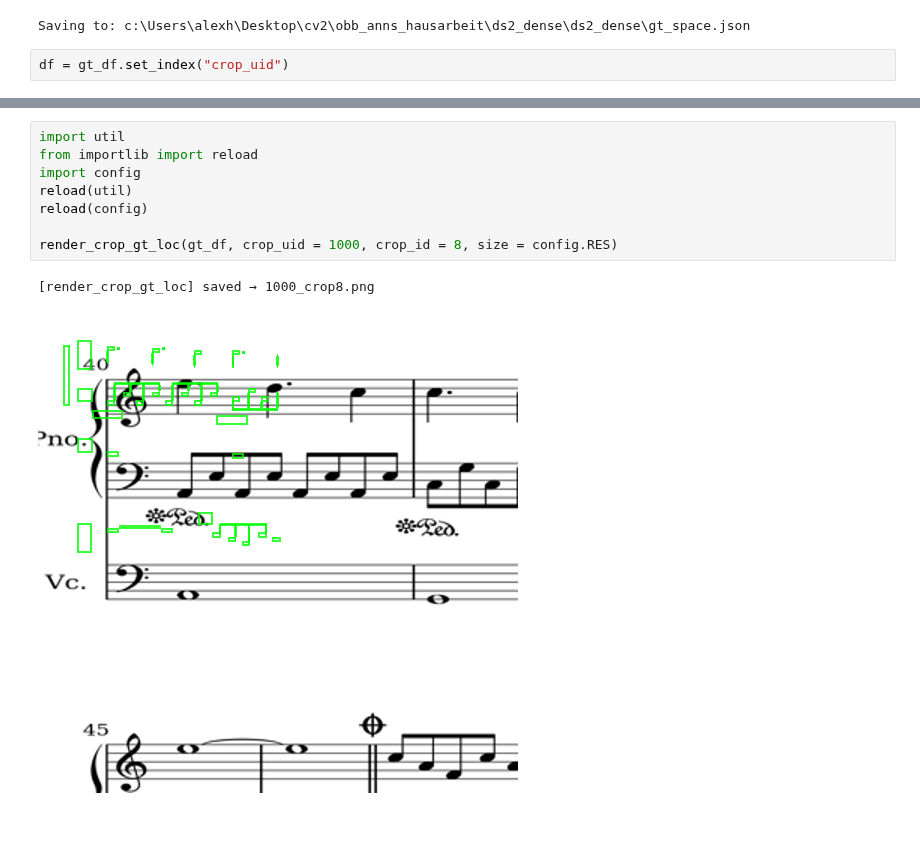
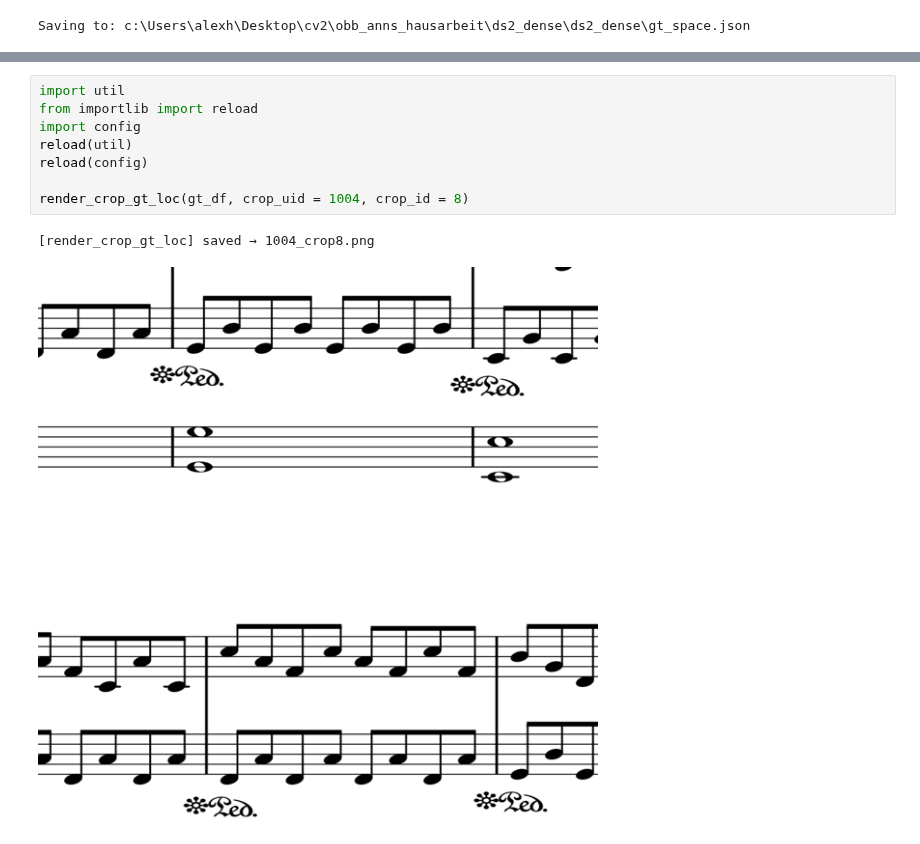
Before and after one commit to fusiongodo/yolo-score, a Jupyter notebook: eval.ipynb, the cells around one changed output, grey strips where cells are left out. Cells and saved outputs as stored; diff of their text form.

Commit message:
fix load_crop_image and helpers

```diff
--- a/eval.ipynb
+++ b/eval.ipynb
@@ -65,5 +64,3 @@ reload(config)
 gt_df = util.DataExtractor().croppedData()
 # %% [output]
 Saving to: c:\Users\alexh\Desktop\cv2\obb_anns_hausarbeit\ds2_dense\ds2_dense\gt_space.json
-# %%
-df = gt_df.set_index("crop_uid")
@@ -215,11 +223,11 @@ def render_crop_gt_loc(df, crop_uid,
 # %%
 import util
 from importlib import reload
 import config
 reload(util)
 reload(config)
 
-render_crop_gt_loc(gt_df, crop_uid = 1000, crop_id = 8, size = config.RES)
+render_crop_gt_loc(gt_df, crop_uid = 1004, crop_id = 8)
 # %% [output]
-[render_crop_gt_loc] saved → 1000_crop8.png
+[render_crop_gt_loc] saved → 1004_crop8.png
-[figure, old version]
+[figure, new version]
```
Also changed, not shown: parts of 5 cells of this notebook, 2 other files.
